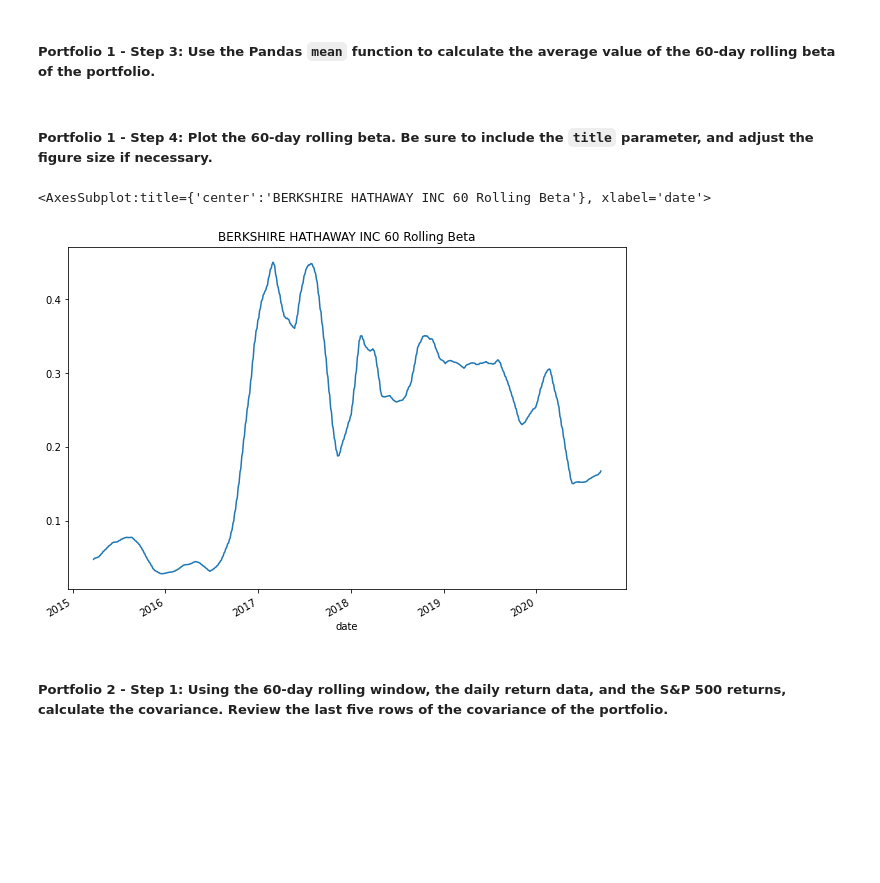
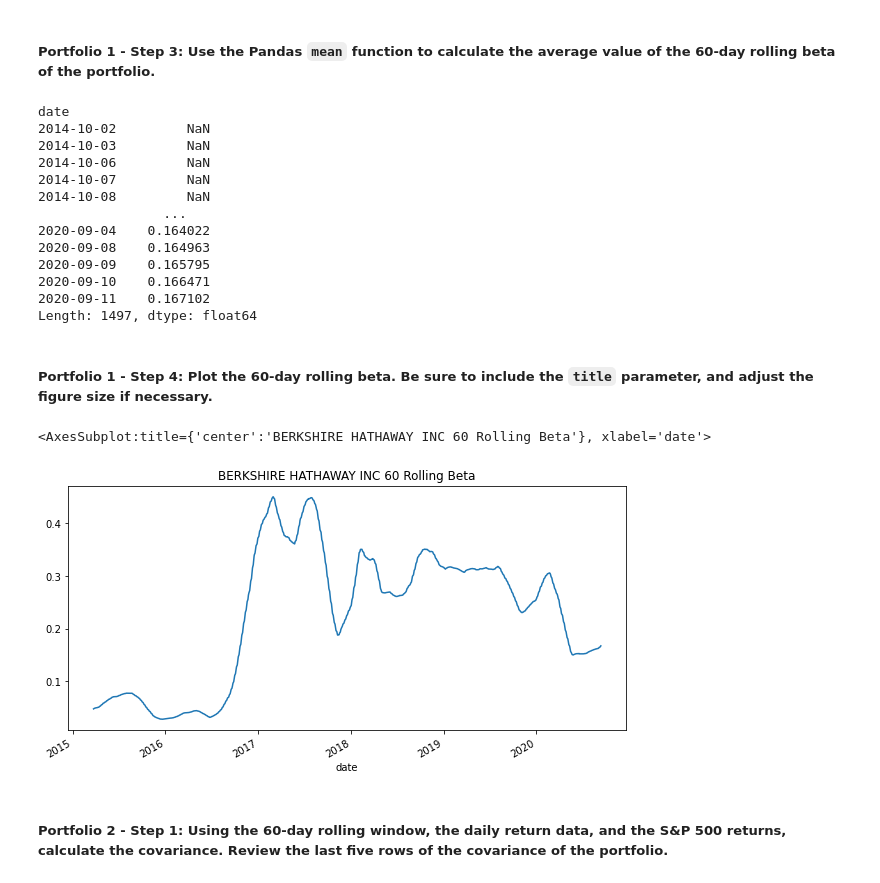
Before and after one commit to mckayav3/Analyzing-Portfolio-Risk-and-Return, a Jupyter notebook: Starter_Code/risk_return_analysis.ipynb, the cells around one changed output. Saved outputs shown, nothing was run; the diff lists cells and outputs as text; code cells hidden in the pictures; blank space fills up the shorter version.

```diff
--- a/Starter_Code/risk_return_analysis.ipynb
+++ b/Starter_Code/risk_return_analysis.ipynb
@@ -452,16 +452,31 @@ dtype: float64
 # Calculate the average of the 60-day rolling beta
 # YOUR CODE HERE
 berkshire_rolling_beta = berkshire_beta.rolling(window=60).mean()
+berkshire_rolling_beta
+# %% [output]
+date
+2014-10-02         NaN
+2014-10-03         NaN
+2014-10-06         NaN
+2014-10-07         NaN
+2014-10-08         NaN
+                ...
+2020-09-04    0.164022
+2020-09-08    0.164963
+2020-09-09    0.165795
+2020-09-10    0.166471
+2020-09-11    0.167102
+Length: 1497, dtype: float64
 # %% [markdown]
 ##### Portfolio 1 - Step 4: Plot the 60-day rolling beta. Be sure to include the `title` parameter, and adjust the figure size if necessary.
 # %%
 # Plot the rolling beta
 # Include a title parameter and adjust the figure size
 # YOUR CODE HERE
-berkshire_rolling_beta.plot(figsize=(10,7),title="BERKSHIRE HATHAWAY INC 60 Rolling Beta")
+berkshire_rolling_beta.plot(figsize=(10,5),title="BERKSHIRE HATHAWAY INC 60 Day Rolling Beta")
 # %% [output]
 <AxesSubplot:title={'center':'BERKSHIRE HATHAWAY INC 60 Rolling Beta'}, xlabel='date'>
-[figure, old version]
+[figure, new version]
 # %% [markdown]
 ##### Portfolio 2 - Step 1: Using the 60-day rolling window, the daily return data, and the S&P 500 returns, calculate the covariance. Review the last five rows of the covariance of the portfolio.
 # %%
```
Also changed, not shown: parts of 13 cells of this notebook, 1 other file.
